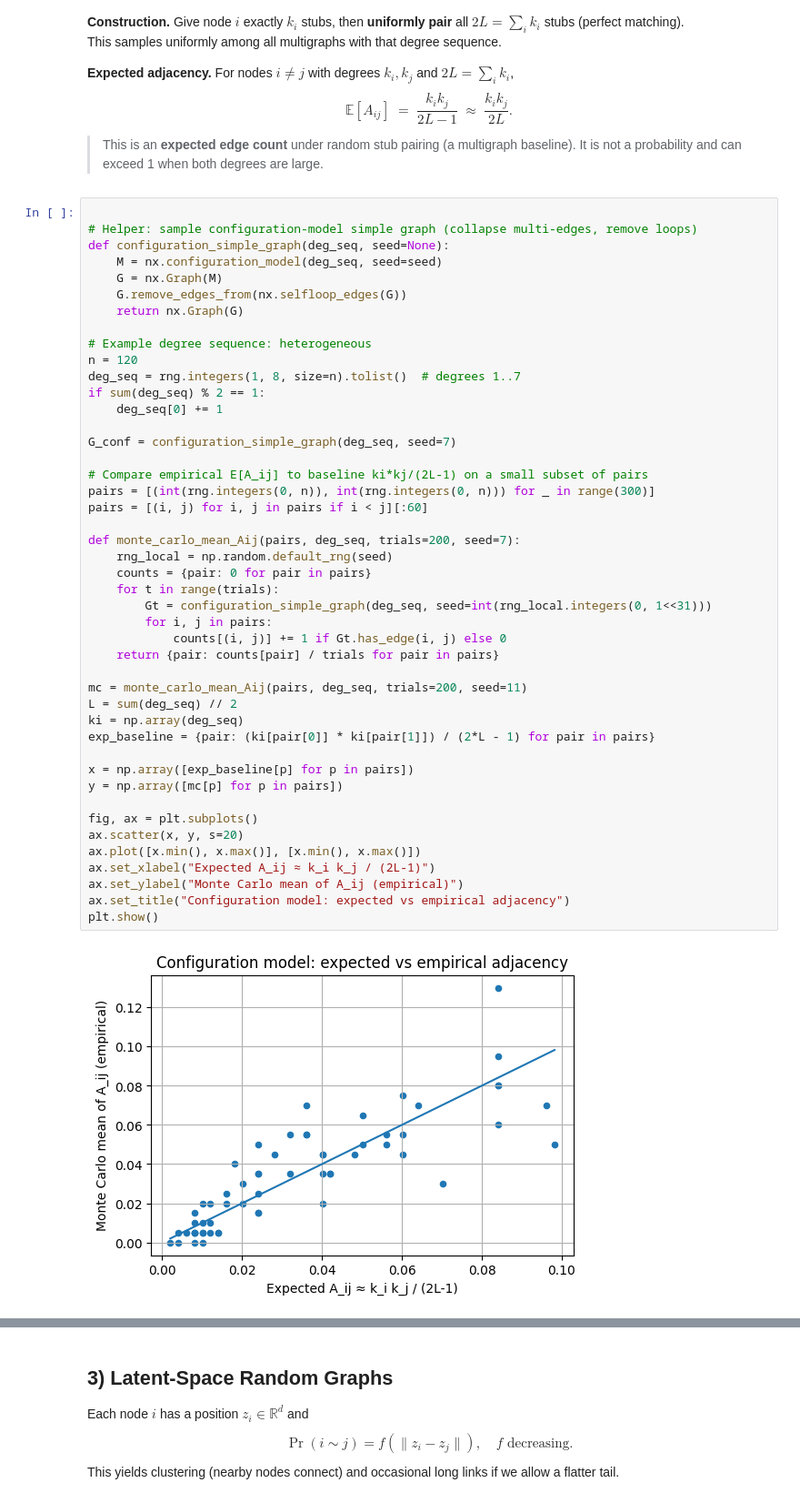
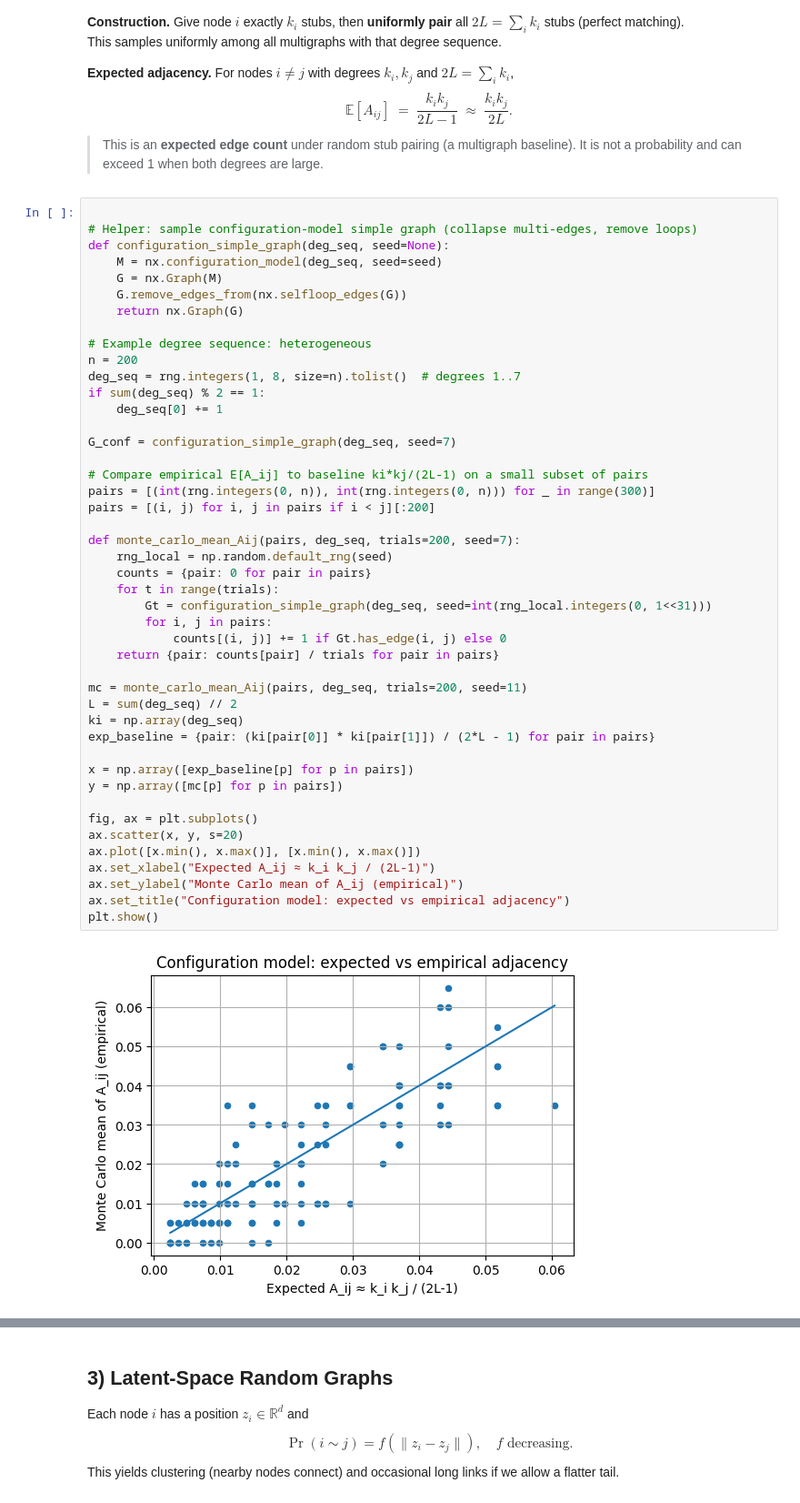
Before and after one commit to pzwiernik/22997-networks, a Jupyter notebook: colabs/NetworkNotebook4.ipynb, the cells around one changed output, grey strips where cells are left out. Shown at 91% size. Cells and saved outputs as stored; diff of their text form.

```diff
--- a/colabs/NetworkNotebook4.ipynb
+++ b/colabs/NetworkNotebook4.ipynb
@@ -70,7 +70,7 @@ def configuration_simple_graph(deg_seq, seed=None):
     return nx.Graph(G)
 
 # Example degree sequence: heterogeneous
-n = 120
+n = 200
 deg_seq = rng.integers(1, 8, size=n).tolist()  # degrees 1..7
 if sum(deg_seq) % 2 == 1:
     deg_seq[0] += 1
@@ -78,35 +78,35 @@ if sum(deg_seq) % 2 == 1:
 G_conf = configuration_simple_graph(deg_seq, seed=7)
 
 # Compare empirical E[A_ij] to baseline ki*kj/(2L-1) on a small subset of pairs
 pairs = [(int(rng.integers(0, n)), int(rng.integers(0, n))) for _ in range(300)]
-pairs = [(i, j) for i, j in pairs if i < j][:60]
+pairs = [(i, j) for i, j in pairs if i < j][:200]
 
 def monte_carlo_mean_Aij(pairs, deg_seq, trials=200, seed=7):
     rng_local = np.random.default_rng(seed)
     counts = {pair: 0 for pair in pairs}
     for t in range(trials):
         Gt = configuration_simple_graph(deg_seq, seed=int(rng_local.integers(0, 1<<31)))
         for i, j in pairs:
             counts[(i, j)] += 1 if Gt.has_edge(i, j) else 0
     return {pair: counts[pair] / trials for pair in pairs}
 
 mc = monte_carlo_mean_Aij(pairs, deg_seq, trials=200, seed=11)
 L = sum(deg_seq) // 2
 ki = np.array(deg_seq)
 exp_baseline = {pair: (ki[pair[0]] * ki[pair[1]]) / (2*L - 1) for pair in pairs}
 
 x = np.array([exp_baseline[p] for p in pairs])
 y = np.array([mc[p] for p in pairs])
 
 fig, ax = plt.subplots()
 ax.scatter(x, y, s=20)
 ax.plot([x.min(), x.max()], [x.min(), x.max()])
 ax.set_xlabel("Expected A_ij ≈ k_i k_j / (2L-1)")
 ax.set_ylabel("Monte Carlo mean of A_ij (empirical)")
 ax.set_title("Configuration model: expected vs empirical adjacency")
 plt.show()
 # %% [output]
-[figure, old version]
+[figure, new version]
 # %% [markdown]
 
 ## 2) The p2 Model (degree heterogeneity via node effects)
```
Also changed, not shown: parts of 4 cells of this notebook.
